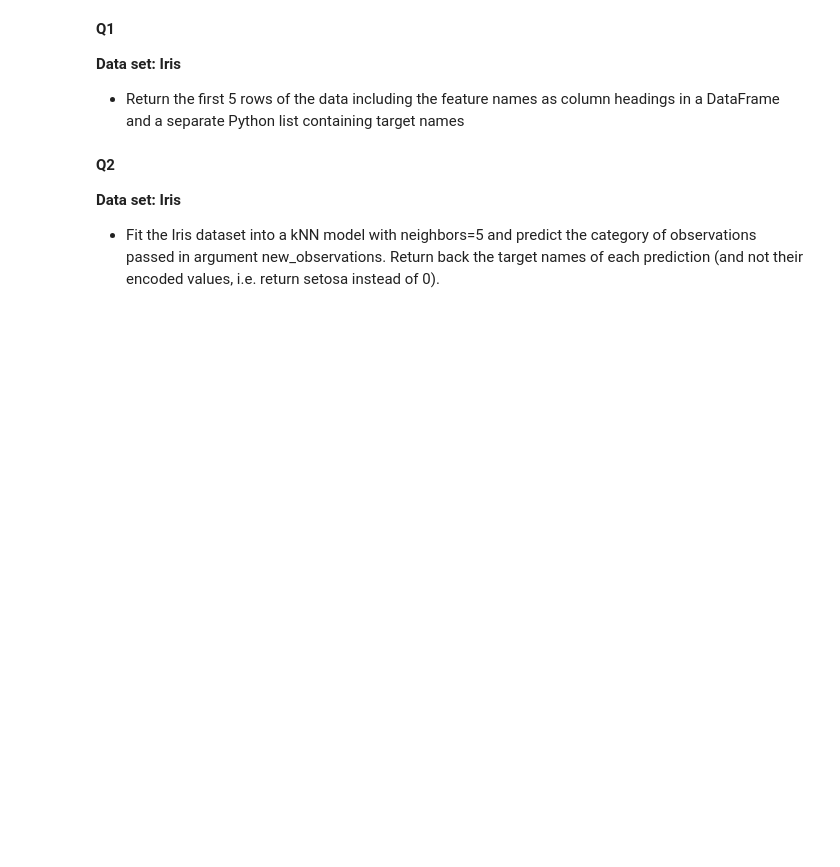
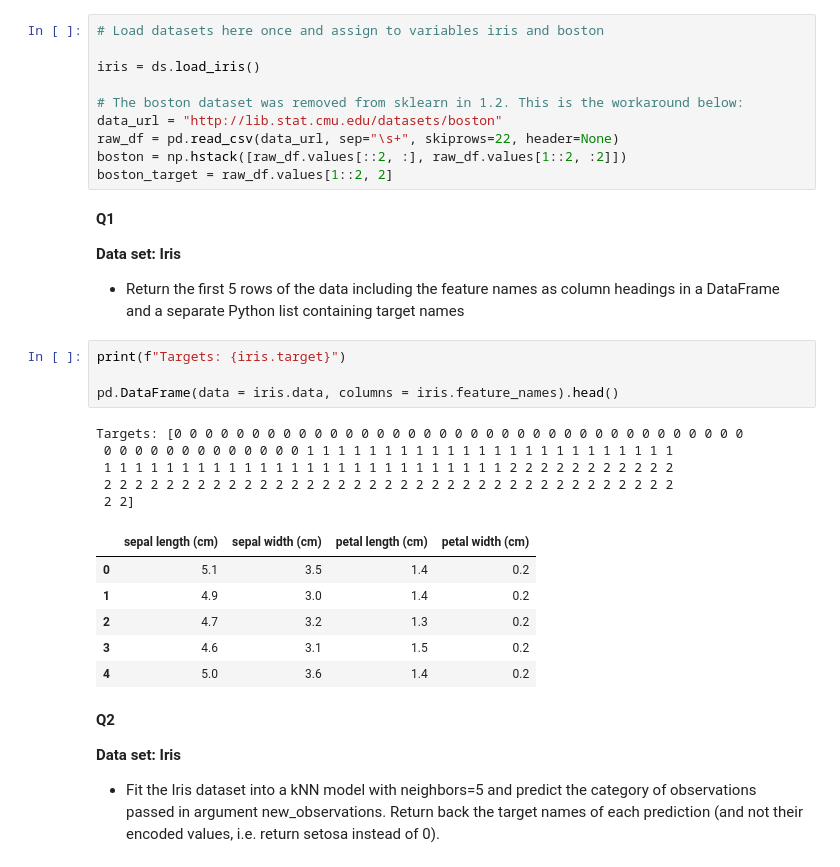
Before and after one commit to riverar9/cuny-msds, a Jupyter notebook: data602-advanced-programming-techniques/assignments/assignment-09-richie-rivera.ipynb, the cells around one changed output. Cells and saved outputs as stored; diff of their text form; blank space fills up the shorter version.

```diff
--- a/data602-advanced-programming-techniques/assignments/assignment-09-richie-rivera.ipynb
+++ b/data602-advanced-programming-techniques/assignments/assignment-09-richie-rivera.ipynb
@@ -20,3 +17,13 @@ iris =
+# %%
+# Load datasets here once and assign to variables iris and boston
+
+iris = ds.load_iris()
+
+# The boston dataset was removed from sklearn in 1.2. This is the workaround below:
+data_url = "http://lib.stat.cmu.edu/datasets/boston"
+raw_df = pd.read_csv(data_url, sep="\s+", skiprows=22, header=None)
+boston = np.hstack([raw_df.values[::2, :], raw_df.values[1::2, :2]])
+boston_target = raw_df.values[1::2, 2]
 # %% [markdown]
 **Q1**
 
@@ -24,6 +31,22 @@ iris =
 
 * Return the first 5 rows of the data including the feature names as column headings in a DataFrame and a
 separate Python list containing target names
+# %%
+print(f"Targets: {iris.target}")
+
+pd.DataFrame(data = iris.data, columns = iris.feature_names).head()
+# %% [output]
+Targets: [0 0 0 0 0 0 0 0 0 0 0 0 0 0 0 0 0 0 0 0 0 0 0 0 0 0 0 0 0 0 0 0 0 0 0 0 0
+ 0 0 0 0 0 0 0 0 0 0 0 0 0 1 1 1 1 1 1 1 1 1 1 1 1 1 1 1 1 1 1 1 1 1 1 1 1
+ 1 1 1 1 1 1 1 1 1 1 1 1 1 1 1 1 1 1 1 1 1 1 1 1 1 1 2 2 2 2 2 2 2 2 2 2 2
+ 2 2 2 2 2 2 2 2 2 2 2 2 2 2 2 2 2 2 2 2 2 2 2 2 2 2 2 2 2 2 2 2 2 2 2 2 2
+ 2 2]
+|  | sepal length (cm) | sepal width (cm) | petal length (cm) | petal width (cm) |
+| 0 | 5.1 | 3.5 | 1.4 | 0.2 |
+| 1 | 4.9 | 3.0 | 1.4 | 0.2 |
+| 2 | 4.7 | 3.2 | 1.3 | 0.2 |
+| 3 | 4.6 | 3.1 | 1.5 | 0.2 |
+| 4 | 5.0 | 3.6 | 1.4 | 0.2 |
 # %% [markdown]
 **Q2**
 
```
Also changed, not shown: parts of 7 cells of this notebook, 1 other file.
